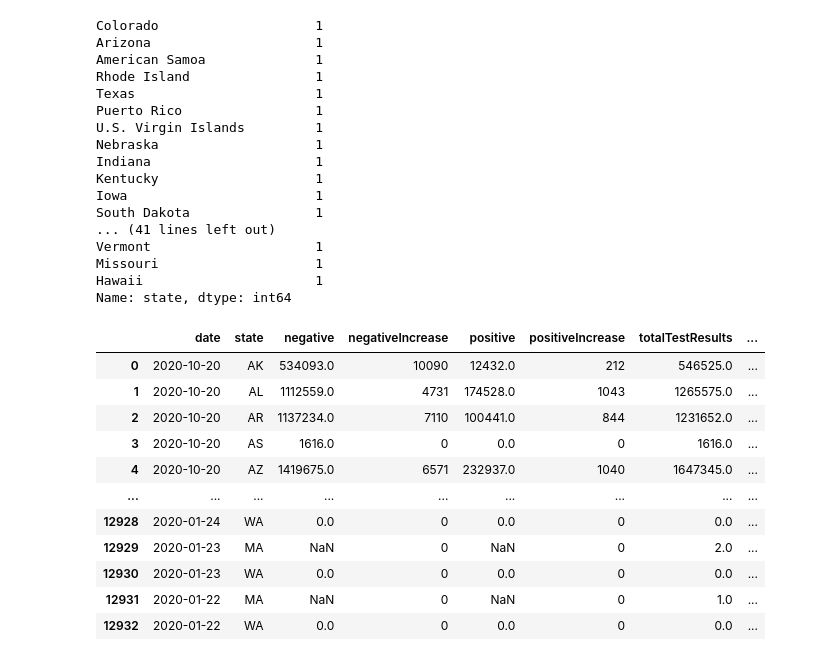
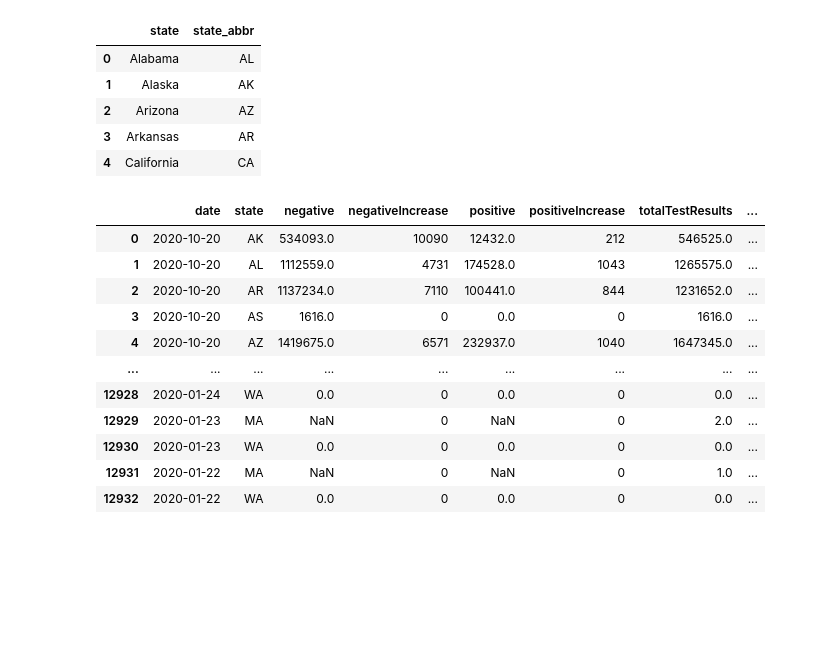
Before and after one commit to carrillofatima/UCI_Project-1_Group, a Jupyter notebook: Combine_dataframe.ipynb, the cells around one changed output. Drawn from its saved outputs; the diff is of its cells as text; code cells hidden in the pictures; blank space fills up the shorter version.

```diff
--- a/Combine_dataframe.ipynb
+++ b/Combine_dataframe.ipynb
@@ -8,32 +8,22 @@ import numpy as np
 # %%
 # variable to hold csv
 covidtrack_to_load = "Resources/all-states-history 10-20-2020.csv"
 NYtimes_to_load = "Resources/data from NYT 10-20-2020.csv"
-state_list = "Resources/state list.csv"
+
+keyfile = 'Resources/state_abbr list.csv'
+keydf = pd.read_csv(keyfile)
 
 # Read Purchasing File and store into Pandas data frame
 covidtrack_data = pd.read_csv(covidtrack_to_load)
 NYtimes_data = pd.read_csv(NYtimes_to_load)
-state_list_data = pd.read_csv(state_list)
-state_list_data["state"].value_counts()
+keydf.head()
 # %% [output]
-Colorado                    1
-Arizona                     1
-American Samoa              1
-Rhode Island                1
-Texas                       1
-Puerto Rico                 1
-U.S. Virgin Islands         1
-Nebraska                    1
-Indiana                     1
-Kentucky                    1
-Iowa                        1
-South Dakota                1
-... (41 lines left out)
-Vermont                     1
-Missouri                    1
-Hawaii                      1
-Name: state, dtype: int64
+|  | state | state_abbr |
+| 0 | Alabama | AL |
+| 1 | Alaska | AK |
+| 2 | Arizona | AZ |
+| 3 | Arkansas | AR |
+| 4 | California | CA |
 # %%
 reduced_covidtrack_data = pd.DataFrame(covidtrack_data, columns = ["date", "state", "negative", "negativeIncrease","positive","positiveIncrease","totalTestResults","totalTestResultsIncrease"])
 reduced_covidtrack_data["date"]=pd.to_datetime(reduced_covidtrack_data["date"])
```
Also changed, not shown: parts of 2 cells of this notebook.
